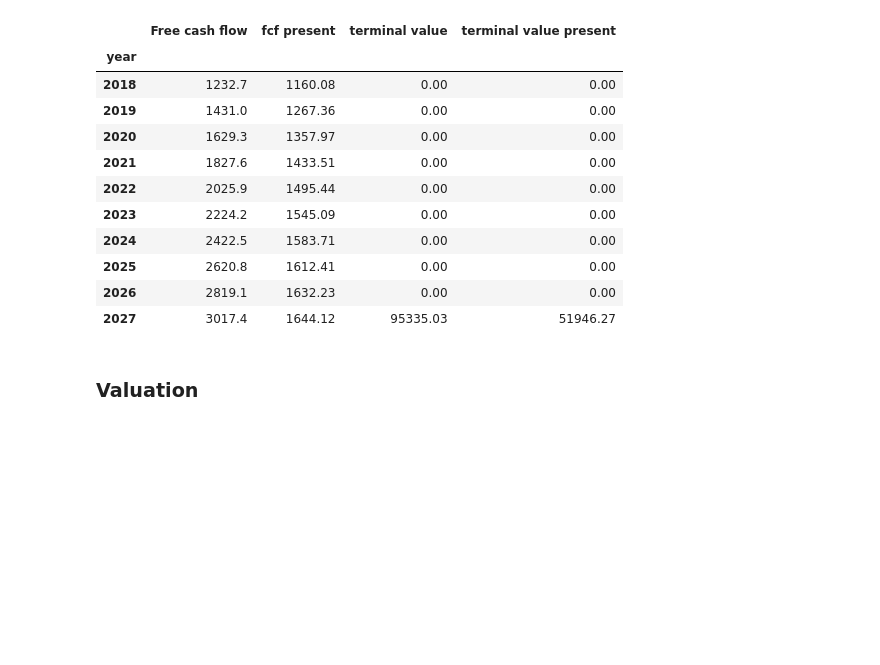
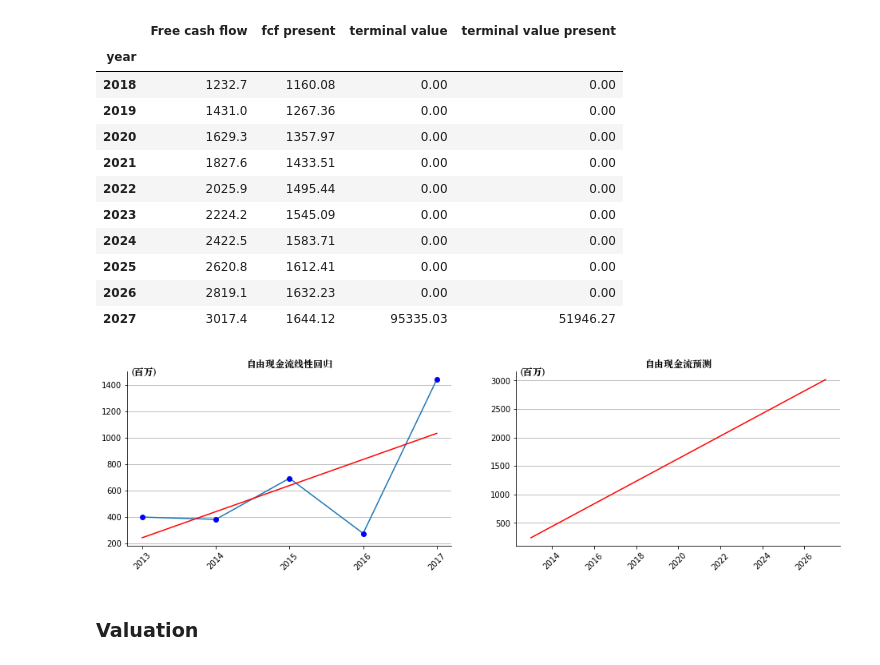
Before and after one commit to jpsiyu/stock-analysis, a Jupyter notebook: Step 11. Build A Business Module.ipynb, the cells around one changed output. Cells and saved outputs as stored; diff of their text form; code cells hidden in the pictures; blank space fills up the shorter version.

```diff
--- a/Step 11. Build A Business Module.ipynb
+++ b/Step 11. Build A Business Module.ipynb
@@ -62,6 +62,10 @@ fcfReport
 | 2025 | 2620.8 | 1612.41 | 0.00 | 0.00 |
 | 2026 | 2819.1 | 1632.23 | 0.00 | 0.00 |
 | 2027 | 3017.4 | 1644.12 | 95335.03 | 51946.27 |
+# %%
+business.chartPredictFCF(fcfReport)
+# %% [output]
+[figure, added]
 # %% [markdown]
 ### Valuation
 # %%
```
Also changed, not shown: parts of 2 cells of this notebook, 6 other files.
